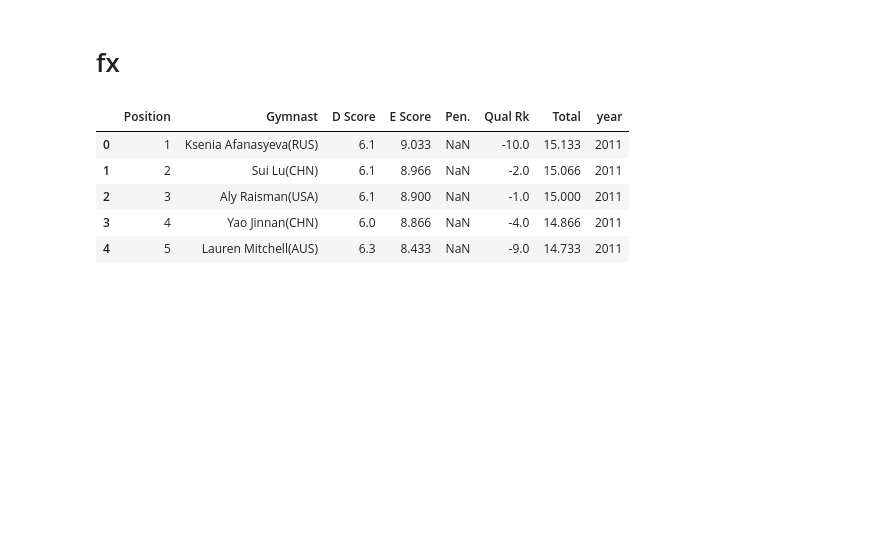
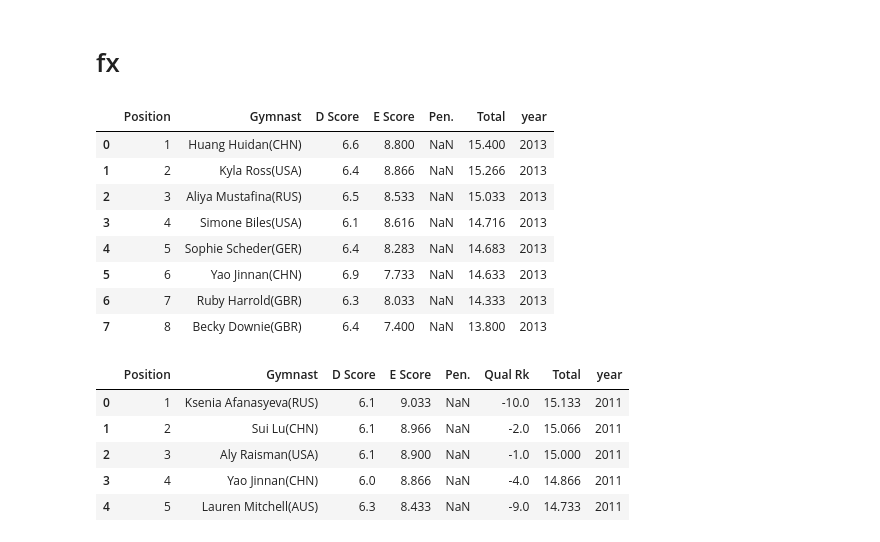
Before and after one commit to RyanJTalbot/MSDS, a Jupyter notebook: Core/Data Mining Foundations/Data Mining Project/Project/competition_gym2023/Cleaning/World_Championships/world_championships_combined.ipynb, the cells around one changed output. Cells and saved outputs as stored; diff of their text form; code cells hidden in the pictures; blank space fills up the shorter version.

```diff
--- a/Core/Data Mining Foundations/Data Mining Project/Project/competition_gym2023/Cleaning/World_Championships/world_championships_combined.ipynb
+++ b/Core/Data Mining Foundations/Data Mining Project/Project/competition_gym2023/Cleaning/World_Championships/world_championships_combined.ipynb
@@ -47,3 +47,11 @@ vt14 = pd.read_csv('../../scraping/wc14w/wc14w_vt.csv')
 # 11
 # 13
 # 14
+# %%
+ub11['year']=2011
+ub13['year']=2013
+ub14['year']=2014
+ub15['year']=2015
+ub17['year']=2017
+ub18['year']=2018
+ub19['year']=2019
@@ -61,3 +85,10 @@ fx17['year']=2017
 fx18['year']=2018
 # %%
 fx19['year']=2019
+# %%
+ub13.rename(columns={'Penalty': 'Pen.'}, inplace=True)
+ub14.rename(columns={'Penalty': 'Pen.'}, inplace=True)
+ub15.rename(columns={'Penalty': 'Pen.'}, inplace=True)
+ub17.rename(columns={'Penalty': 'Pen.'}, inplace=True)
+ub19.rename(columns={'Rank': 'Position'}, inplace=True)
+ub18.rename(columns={'Rank': 'Position'}, inplace=True)
@@ -64,3 +109,15 @@ fx19['year']=2019
+# %%
+ub13
+# %% [output]
+|  | Position | Gymnast | D Score | E Score | Pen. | Total | year |
+| 0 | 1 | Huang Huidan(CHN) | 6.6 | 8.800 | NaN | 15.400 | 2013 |
+| 1 | 2 | Kyla Ross(USA) | 6.4 | 8.866 | NaN | 15.266 | 2013 |
+| 2 | 3 | Aliya Mustafina(RUS) | 6.5 | 8.533 | NaN | 15.033 | 2013 |
+| 3 | 4 | Simone Biles(USA) | 6.1 | 8.616 | NaN | 14.716 | 2013 |
+| 4 | 5 | Sophie Scheder(GER) | 6.4 | 8.283 | NaN | 14.683 | 2013 |
+| 5 | 6 | Yao Jinnan(CHN) | 6.9 | 7.733 | NaN | 14.633 | 2013 |
+| 6 | 7 | Ruby Harrold(GBR) | 6.3 | 8.033 | NaN | 14.333 | 2013 |
+| 7 | 8 | Becky Downie(GBR) | 6.4 | 7.400 | NaN | 13.800 | 2013 |
 # %%
 fx13.rename(columns={'Penalty': 'Pen.'}, inplace=True)
 # %%
```
Also changed, not shown: parts of 36 cells of this notebook, 13 other files.
